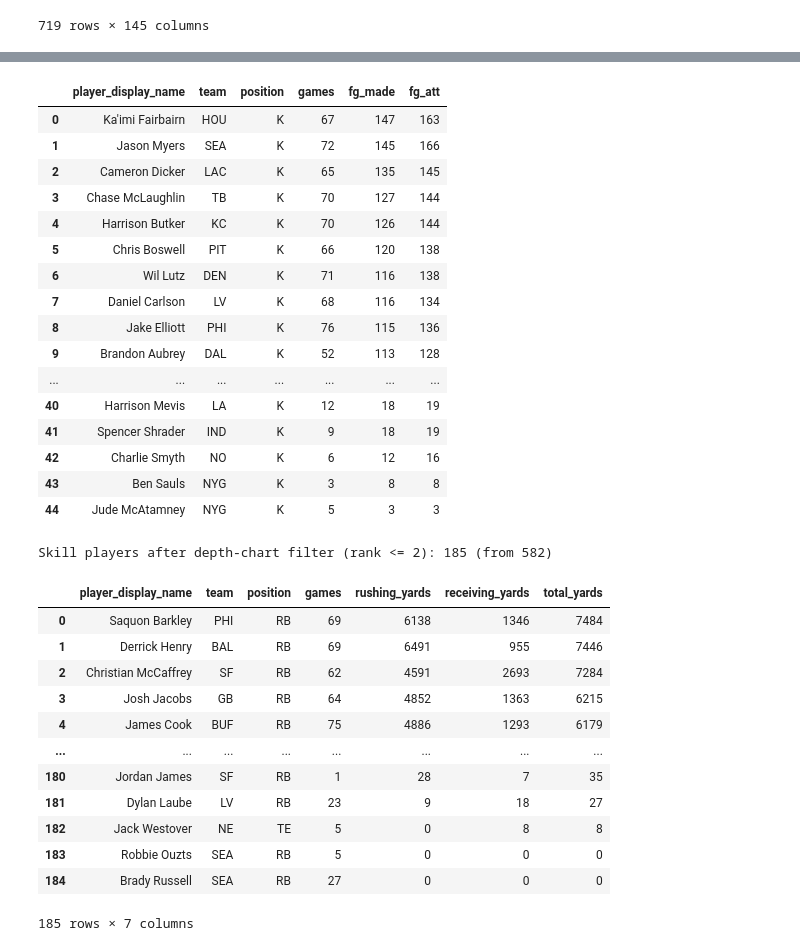
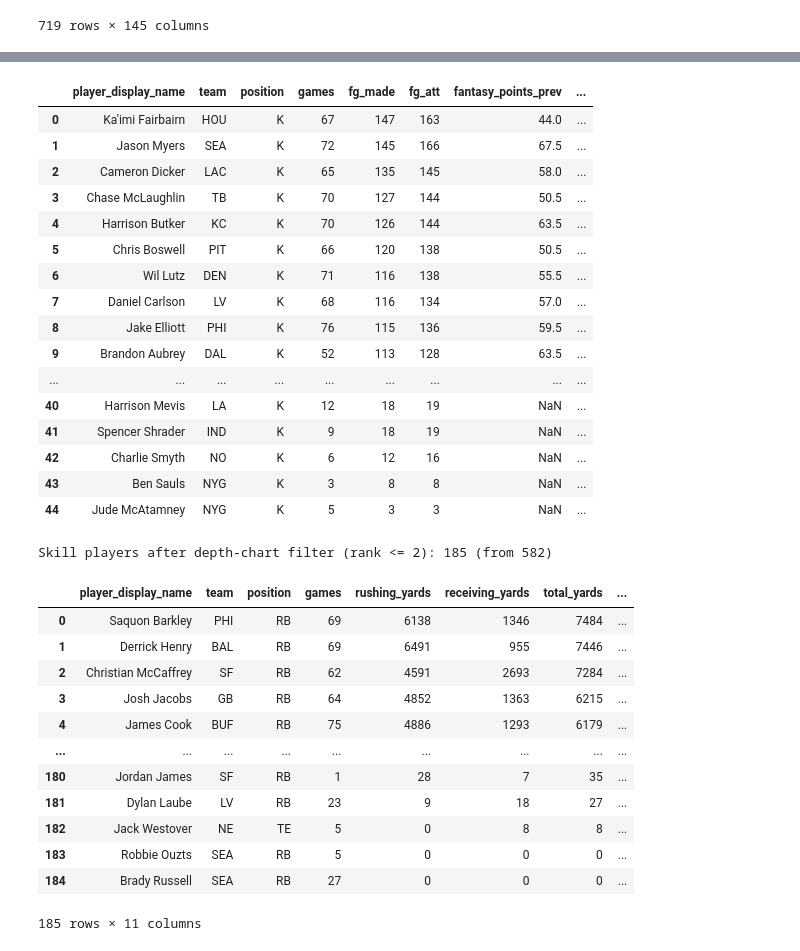
Before and after one commit to broverlord93/about, a Jupyter notebook: nfl_analyzer/src/nfl_analyzer/draft_analysis.ipynb, the cells around one changed output, grey strips where cells are left out. Drawn from its saved outputs; the diff is of its cells as text; code cells hidden in the pictures.

```diff
--- a/nfl_analyzer/src/nfl_analyzer/draft_analysis.ipynb
+++ b/nfl_analyzer/src/nfl_analyzer/draft_analysis.ipynb
@@ -10,6 +10,7 @@ print("Requested seasons:", seasons)
 # %% [output]
 Requested seasons: [2022, 2023, 2024, 2025, 2026]
 # %%
+from nfl_analyzer.fantasy import season_fantasy_points, yoy_trend_table
 from nfl_analyzer.filters import (
     aggregate_by_player_id,
     exclude_incoming_rookies,
@@ -92,6 +93,7 @@ print(
     f"(removed {before - len(player_stats)} rows)",
 )
 
+player_stats_weekly = player_stats.copy()
 before = len(player_stats)
 player_stats = aggregate_by_player_id(player_stats)
 print(
@@ -101,6 +103,10 @@ print(
 )
 print("Remaining positions:\n", player_stats["position"].value_counts())
 
+season_fp = season_fantasy_points(player_stats_weekly)
+player_yoy = yoy_trend_table(season_fp)
+print("YoY trend rows:", len(player_yoy))
+
 depth_charts = nfl.load_depth_charts(latest_loaded_season).to_pandas()
 starter_qbs = starting_qb_ids(depth_charts)
 skill_depth = skill_depth_ids(depth_charts)
@@ -204,37 +215,42 @@ QB starters after depth-chart filter: 27 (from 92)
 # %%
+kicker_rankings = player_stats.loc[player_stats["position"] == "K"].copy()
+kicker_rankings = kicker_rankings.merge(player_yoy, on="player_id", how="left")
 kicker_rankings = (
-    player_stats.loc[player_stats["position"] == "K"]
-    .sort_values("fg_made", ascending=False)[
+    kicker_rankings.sort_values("fg_made", ascending=False)[
         [
             "player_display_name",
             "team",
             "position",
             "games",
             "fg_made",
             "fg_att",
+            "fantasy_points_prev",
+            "fantasy_points_latest",
+            "yoy_pct",
+            "trend",
         ]
     ]
     .reset_index(drop=True)
 )
 kicker_rankings
 # %% [output]
-|  | player_display_name | team | position | games | fg_made | fg_att |
-| 0 | Ka'imi Fairbairn | HOU | K | 67 | 147 | 163 |
-| 1 | Jason Myers | SEA | K | 72 | 145 | 166 |
-| 2 | Cameron Dicker | LAC | K | 65 | 135 | 145 |
-| 3 | Chase McLaughlin | TB | K | 70 | 127 | 144 |
-| 4 | Harrison Butker | KC | K | 70 | 126 | 144 |
-| 5 | Chris Boswell | PIT | K | 66 | 120 | 138 |
-| 6 | Wil Lutz | DEN | K | 71 | 116 | 138 |
-| 7 | Daniel Carlson | LV | K | 68 | 116 | 134 |
-| 8 | Jake Elliott | PHI | K | 76 | 115 | 136 |
-| 9 | Brandon Aubrey | DAL | K | 52 | 113 | 128 |
-| ... | ... | ... | ... | ... | ... | ... |
-| 40 | Harrison Mevis | LA | K | 12 | 18 | 19 |
-| 41 | Spencer Shrader | IND | K | 9 | 18 | 19 |
-| 42 | Charlie Smyth | NO | K | 6 | 12 | 16 |
-| 43 | Ben Sauls | NYG | K | 3 | 8 | 8 |
-| 44 | Jude McAtamney | NYG | K | 5 | 3 | 3 |
+|  | player_display_name | team | position | games | fg_made | fg_att | fantasy_points_prev | ... |
+| 0 | Ka'imi Fairbairn | HOU | K | 67 | 147 | 163 | 44.0 | ... |
+| 1 | Jason Myers | SEA | K | 72 | 145 | 166 | 67.5 | ... |
+| 2 | Cameron Dicker | LAC | K | 65 | 135 | 145 | 58.0 | ... |
+| 3 | Chase McLaughlin | TB | K | 70 | 127 | 144 | 50.5 | ... |
+| 4 | Harrison Butker | KC | K | 70 | 126 | 144 | 63.5 | ... |
+| 5 | Chris Boswell | PIT | K | 66 | 120 | 138 | 50.5 | ... |
+| 6 | Wil Lutz | DEN | K | 71 | 116 | 138 | 55.5 | ... |
+| 7 | Daniel Carlson | LV | K | 68 | 116 | 134 | 57.0 | ... |
+| 8 | Jake Elliott | PHI | K | 76 | 115 | 136 | 59.5 | ... |
+| 9 | Brandon Aubrey | DAL | K | 52 | 113 | 128 | 63.5 | ... |
+| ... | ... | ... | ... | ... | ... | ... | ... | ... |
+| 40 | Harrison Mevis | LA | K | 12 | 18 | 19 | NaN | ... |
+| 41 | Spencer Shrader | IND | K | 9 | 18 | 19 | NaN | ... |
+| 42 | Charlie Smyth | NO | K | 6 | 12 | 16 | NaN | ... |
+| 43 | Ben Sauls | NYG | K | 3 | 8 | 8 | NaN | ... |
+| 44 | Jude McAtamney | NYG | K | 5 | 3 | 3 | NaN | ... |
 # %%
 skill_rankings = player_stats.loc[
     player_stats["position"].isin(["RB", "WR", "TE", "FB"])
@@ -251,6 +267,7 @@ skill_rankings["total_yards"] = (
     skill_rankings["rushing_yards"].fillna(0)
     + skill_rankings["receiving_yards"].fillna(0)
 )
+skill_rankings = skill_rankings.merge(player_yoy, on="player_id", how="left")
 skill_rankings = (
     skill_rankings.sort_values("total_yards", ascending=False)[
         [
@@ -261,6 +278,10 @@ skill_rankings = (
             "rushing_yards",
             "receiving_yards",
             "total_yards",
+            "fantasy_points_prev",
+            "fantasy_points_latest",
+            "yoy_pct",
+            "trend",
         ]
     ]
     .reset_index(drop=True)
@@ -268,16 +289,16 @@ skill_rankings = (
 skill_rankings
 # %% [output]
 Skill players after depth-chart filter (rank <= 2): 185 (from 582)
-|  | player_display_name | team | position | games | rushing_yards | receiving_yards | total_yards |
-| 0 | Saquon Barkley | PHI | RB | 69 | 6138 | 1346 | 7484 |
-| 1 | Derrick Henry | BAL | RB | 69 | 6491 | 955 | 7446 |
-| 2 | Christian McCaffrey | SF | RB | 62 | 4591 | 2693 | 7284 |
-| 3 | Josh Jacobs | GB | RB | 64 | 4852 | 1363 | 6215 |
-| 4 | James Cook | BUF | RB | 75 | 4886 | 1293 | 6179 |
-| ... | ... | ... | ... | ... | ... | ... | ... |
-| 180 | Jordan James | SF | RB | 1 | 28 | 7 | 35 |
-| 181 | Dylan Laube | LV | RB | 23 | 9 | 18 | 27 |
-| 182 | Jack Westover | NE | TE | 5 | 0 | 8 | 8 |
-| 183 | Robbie Ouzts | SEA | RB | 5 | 0 | 0 | 0 |
-| 184 | Brady Russell | SEA | RB | 27 | 0 | 0 | 0 |
+|  | player_display_name | team | position | games | rushing_yards | receiving_yards | total_yards | ... |
+| 0 | Saquon Barkley | PHI | RB | 69 | 6138 | 1346 | 7484 | ... |
+| 1 | Derrick Henry | BAL | RB | 69 | 6491 | 955 | 7446 | ... |
+| 2 | Christian McCaffrey | SF | RB | 62 | 4591 | 2693 | 7284 | ... |
+| 3 | Josh Jacobs | GB | RB | 64 | 4852 | 1363 | 6215 | ... |
+| 4 | James Cook | BUF | RB | 75 | 4886 | 1293 | 6179 | ... |
+| ... | ... | ... | ... | ... | ... | ... | ... | ... |
+| 180 | Jordan James | SF | RB | 1 | 28 | 7 | 35 | ... |
+| 181 | Dylan Laube | LV | RB | 23 | 9 | 18 | 27 | ... |
+| 182 | Jack Westover | NE | TE | 5 | 0 | 8 | 8 | ... |
+| 183 | Robbie Ouzts | SEA | RB | 5 | 0 | 0 | 0 | ... |
+| 184 | Brady Russell | SEA | RB | 27 | 0 | 0 | 0 | ... |
-185 rows × 7 columns
+185 rows × 11 columns
```
Also changed, not shown: parts of 2 cells of this notebook, 1 other file.
